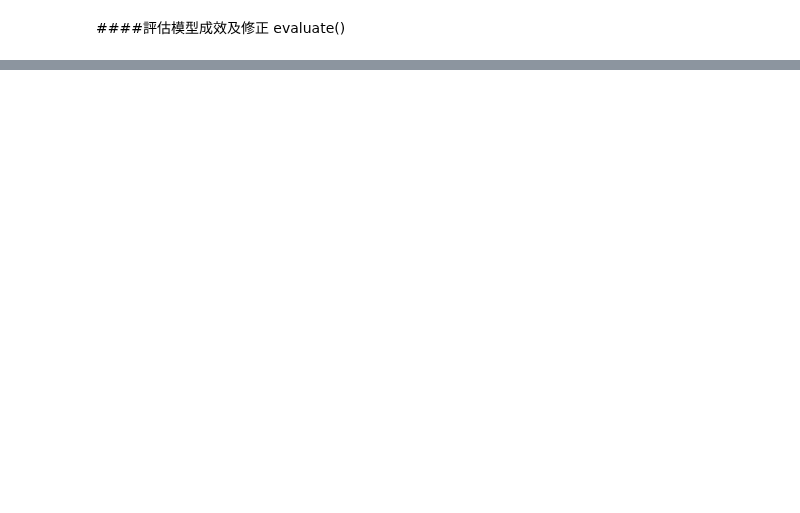
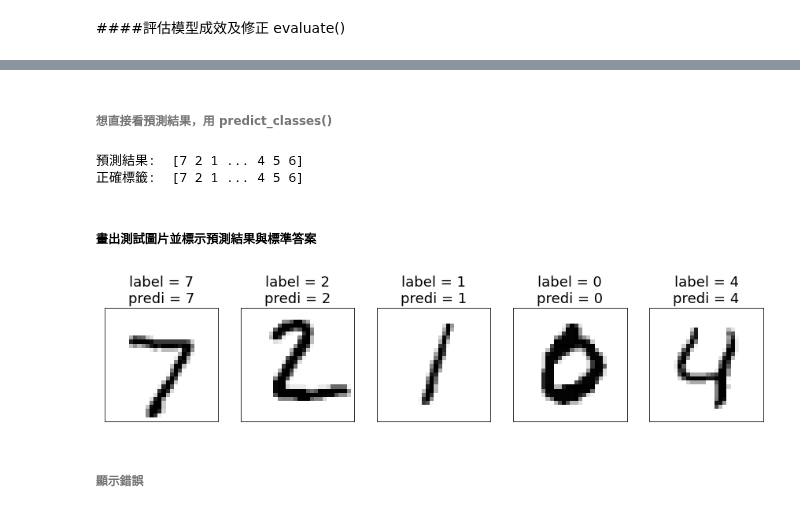
Before and after one commit to Whaleman0423/-Python-book-practice, a Jupyter notebook: tfKs_ch1_初探Keras20211020.ipynb, the cells around one changed output, grey strips where cells are left out. Drawn from its saved outputs; the diff is of its cells as text; code cells hidden in the pictures; blank space fills up the shorter version.

```diff
--- a/tfKs_ch1_初探Keras20211020.ipynb
+++ b/tfKs_ch1_初探Keras20211020.ipynb
@@ -216,0 +230,28 @@ model.evaluate(x_test, y_test)
+# %% [markdown]
+###### 想直接看預測結果，用 predict_classes()
+# %%
+# predict = model.predict_classes(x_test)  # 不行用了
+import numpy as np
+predict = model.predict(x_test)
+predict = np.argmax(predict,axis=1)
+print("預測結果: ", predict)
+print("正確標籤: ", test_labels)
+# %% [output]
+預測結果:  [7 2 1 ... 4 5 6]
+正確標籤:  [7 2 1 ... 4 5 6]
+# %% [markdown]
+##### 畫出測試圖片並標示預測結果與標準答案
+# %%
+predict = model.predict(x_test)
+predict = np.argmax(predict,axis=1)
+plt.gcf().set_size_inches(15, 4)
+for i in range(5):
+  ax = plt.subplot(1, 5, 1+i)
+  ax.imshow(test_images[i], cmap="binary")
+  ax.set_title("label = " + str(test_labels[i]) + '\npredi = ' + str(predict[i]), fontsize=18)
+  ax.set_xticks([]); ax.set_yticks([])
+plt.show()
+# %% [output]
+[figure, added]
+# %% [markdown]
+###### 顯示錯誤
```
Also changed, not shown: parts of 9 cells of this notebook.
